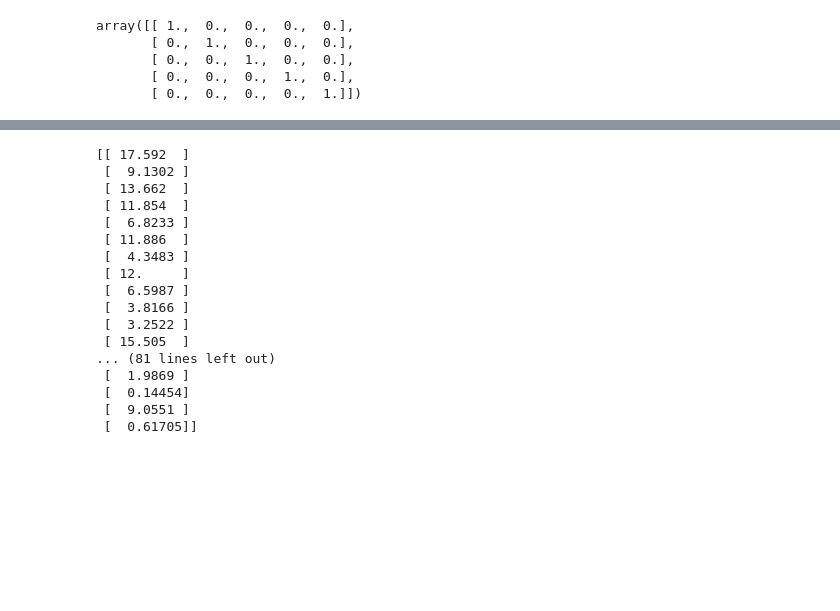
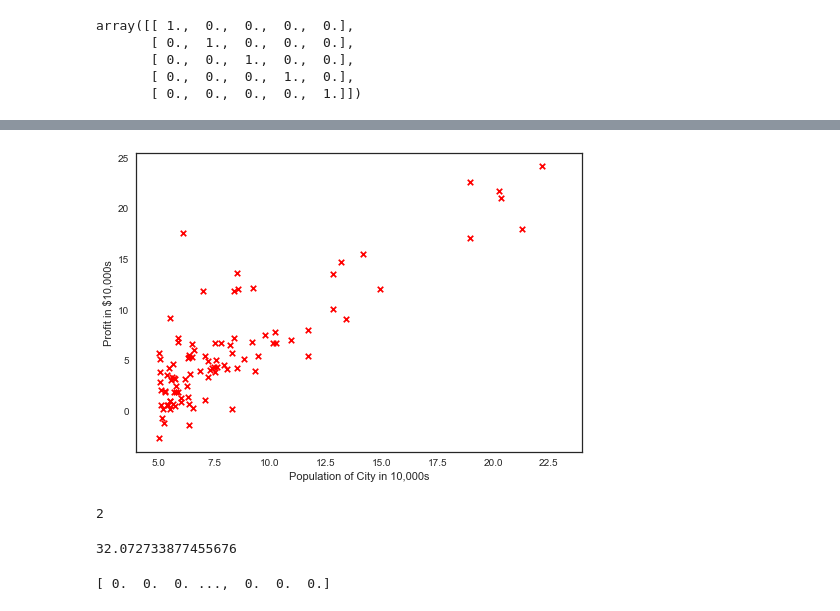
Before and after one commit to bobkentt/Learning-machine-from-scratch-, a Jupyter notebook: practice/code/Untitled.ipynb, the cells around one changed output, grey strips where cells are left out. Drawn from its saved outputs; the diff is of its cells as text; code cells hidden in the pictures; blank space fills up the shorter version.

```diff
--- a/practice/code/Untitled.ipynb
+++ b/practice/code/Untitled.ipynb
@@ -74,24 +37,14 @@ print(X)
-# %%
-y = np.c_[data[:,1]]
-print(y)
-# %% [output]
-[[ 17.592  ]
- [  9.1302 ]
- [ 13.662  ]
- [ 11.854  ]
- [  6.8233 ]
- [ 11.886  ]
- [  4.3483 ]
- [ 12.     ]
- [  6.5987 ]
- [  3.8166 ]
- [  3.2522 ]
- [ 15.505  ]
-... (81 lines left out)
- [  1.9869 ]
- [  0.14454]
- [  9.0551 ]
- [  0.61705]]
 # %%
-
 plt.scatter(X[:,1], y, s=30, c='r', marker='x', linewidths=1)
+plt.xlim(4,24)
+plt.xlabel('Population of City in 10,000s')
+plt.ylabel('Profit in $10,000s');
+# %% [output]
+[figure, added]
+# %%
+theta=[[0],[0]]
+h = X.dot(theta)
+l = len(theta)
+print l
+# %% [output]
+2
@@ -97,0 +62,10 @@ plt.scatter(X[:,1], y, s=30, c='r', marker='x', linewidths=1)
+# %%
+computeCost(X,y)
+# %% [output]
+32.072733877455676
+# %%
+num_iters = 1500
+J_history = np.zeros(num_iters)
+print(J_history)
+# %% [output]
+[ 0.  0.  0. ...,  0.  0.  0.]
```
Also changed, not shown: parts of 7 cells of this notebook, 5 other files.
